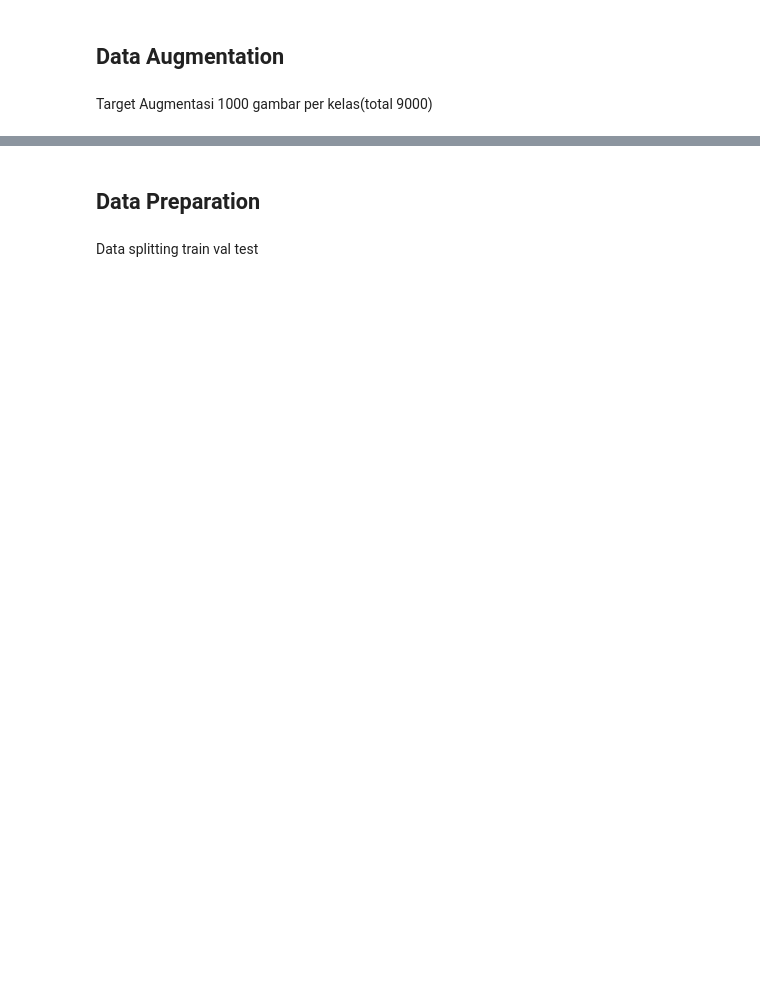
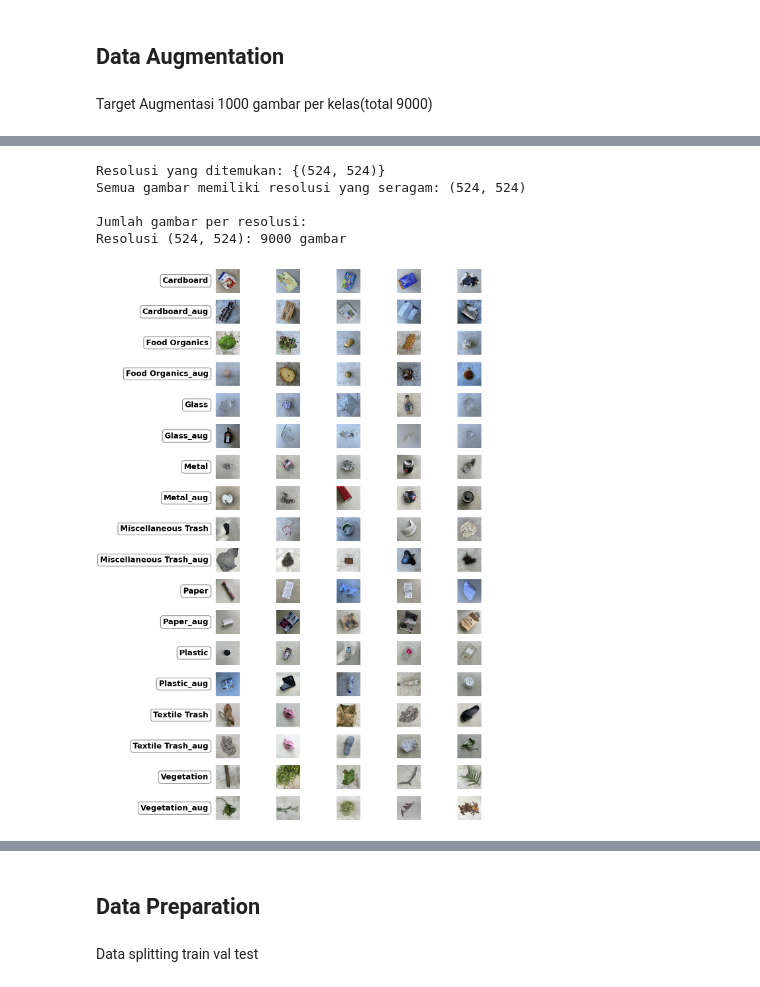
Before and after one commit to Fxf28/project-capstone, a Jupyter notebook: capstone_project.ipynb, the cells around one changed output, grey strips where cells are left out. Cells and saved outputs as stored; diff of their text form; code cells hidden in the pictures; blank space fills up the shorter version.

```diff
--- a/capstone_project.ipynb
+++ b/capstone_project.ipynb
@@ -437,0 +617,19 @@ Target Augmentasi 1000 gambar per kelas(total 9000)
+# %%
+get_resolution_summary(dataset_path="realwaste-main/RealWaste")
+# %% [output]
+Resolusi yang ditemukan: {(524, 524)}
+Semua gambar memiliki resolusi yang seragam: (524, 524)
+
+Jumlah gambar per resolusi:
+Resolusi (524, 524): 9000 gambar
+# %%
+if __name__ == "__main__":
+    fig = plot_category_samples(
+        dataset_path="realwaste-main/RealWaste",
+        samples_per_category=5,
+        figsize=(16, 9),
+        label_fontsize=14,
+        dpi=120
+    )
+# %% [output]
+[figure, added]
```
Also changed, not shown: parts of 17 cells of this notebook.
